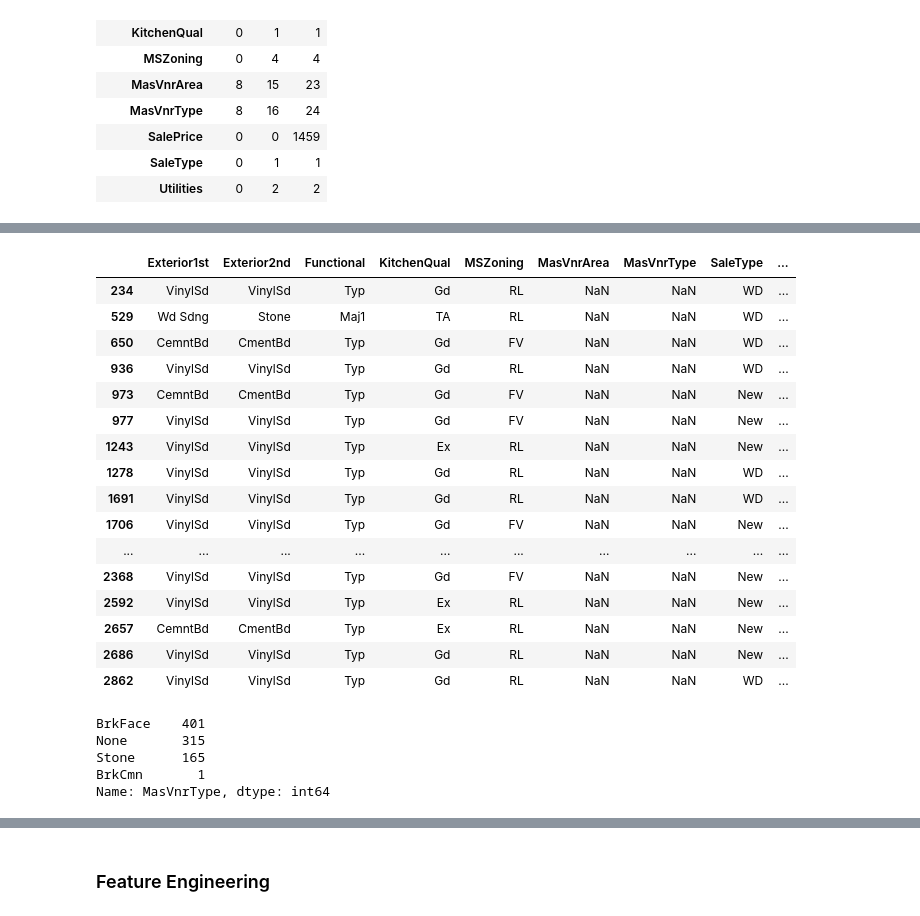
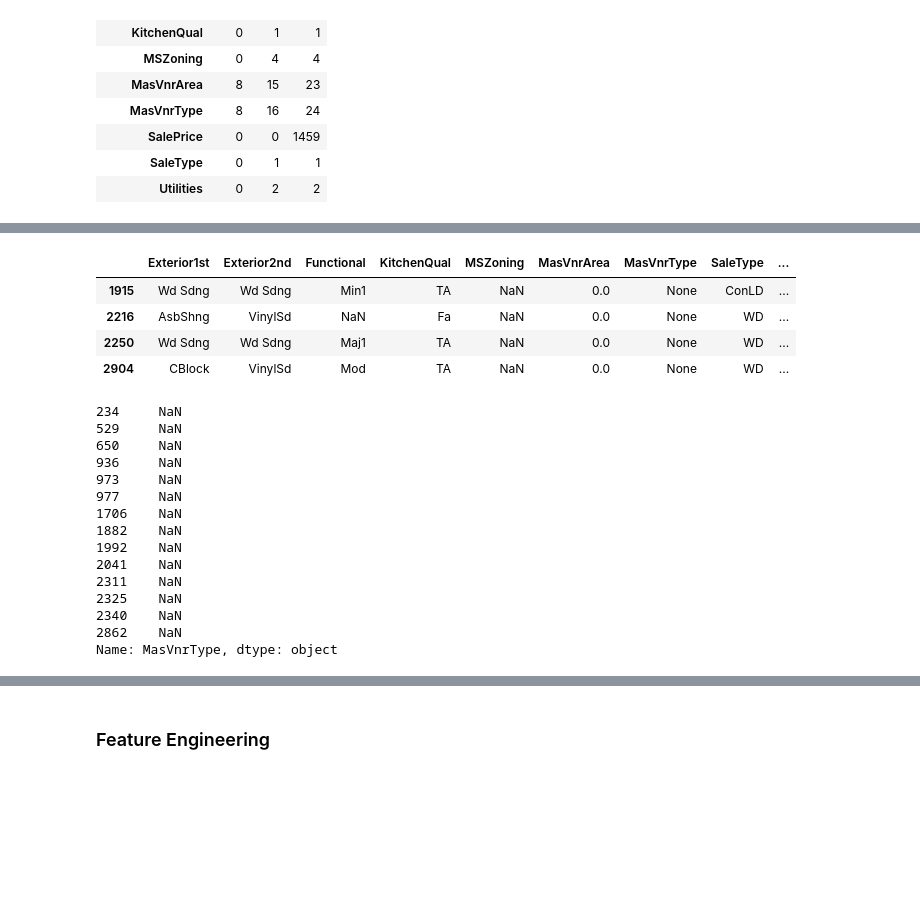
Before and after one commit to Pruthviamin/house_prices_kaggle, a Jupyter notebook: house_prices_kaggle.ipynb, the cells around one changed output, grey strips where cells are left out. Cells and saved outputs as stored; diff of their text form; code cells hidden in the pictures; blank space fills up the shorter version.

```diff
--- a/house_prices_kaggle.ipynb
+++ b/house_prices_kaggle.ipynb
@@ -678,25 +678,31 @@ AllPub    1459
 NoSeWa       1
 Name: Utilities, dtype: int64
 # %%
-df_all[df_all['MasVnrArea'].isnull()][['Exterior1st', 'Exterior2nd', 'Functional', 'KitchenQual', 'MSZoning', 'MasVnrArea',
-          'MasVnrType', 'SaleType', 'Utilities', 'OverallQual','GrLivArea','MSSubClass']]
+df_all[df_all['MSZoning'].isnull()][['Exterior1st', 'Exterior2nd', 'Functional', 'KitchenQual', 'MSZoning', 'MasVnrArea',
+          'MasVnrType', 'SaleType', 'Utilities', 'OverallQual','GrLivArea','MSSubClass', 'SaleCondition']]
 # %% [output]
 |  | Exterior1st | Exterior2nd | Functional | KitchenQual | MSZoning | MasVnrArea | MasVnrType | SaleType | ... |
-| 234 | VinylSd | VinylSd | Typ | Gd | RL | NaN | NaN | WD | ... |
-| 529 | Wd Sdng | Stone | Maj1 | TA | RL | NaN | NaN | WD | ... |
-| 650 | CemntBd | CmentBd | Typ | Gd | FV | NaN | NaN | WD | ... |
-| 936 | VinylSd | VinylSd | Typ | Gd | RL | NaN | NaN | WD | ... |
-| 973 | CemntBd | CmentBd | Typ | Gd | FV | NaN | NaN | New | ... |
-| 977 | VinylSd | VinylSd | Typ | Gd | FV | NaN | NaN | New | ... |
-| 1243 | VinylSd | VinylSd | Typ | Ex | RL | NaN | NaN | New | ... |
-| 1278 | VinylSd | VinylSd | Typ | Gd | RL | NaN | NaN | WD | ... |
-| 1691 | VinylSd | VinylSd | Typ | Gd | RL | NaN | NaN | WD | ... |
-| 1706 | VinylSd | VinylSd | Typ | Gd | FV | NaN | NaN | New | ... |
-| ... | ... | ... | ... | ... | ... | ... | ... | ... | ... |
-| 2368 | VinylSd | VinylSd | Typ | Gd | FV | NaN | NaN | New | ... |
-| 2592 | VinylSd | VinylSd | Typ | Ex | RL | NaN | NaN | New | ... |
-| 2657 | CemntBd | CmentBd | Typ | Ex | RL | NaN | NaN | New | ... |
-| 2686 | VinylSd | VinylSd | Typ | Gd | RL | NaN | NaN | New | ... |
-| 2862 | VinylSd | VinylSd | Typ | Gd | RL | NaN | NaN | WD | ... |
+| 1915 | Wd Sdng | Wd Sdng | Min1 | TA | NaN | 0.0 | None | ConLD | ... |
+| 2216 | AsbShng | VinylSd | NaN | Fa | NaN | 0.0 | None | WD | ... |
+| 2250 | Wd Sdng | Wd Sdng | Maj1 | TA | NaN | 0.0 | None | WD | ... |
+| 2904 | CBlock | VinylSd | Mod | TA | NaN | 0.0 | None | WD | ... |
+# %%
+df_all[(df_all['OverallQual'] == 6) | (df_all['OverallQual'] == 7)].loc[df_all['MasVnrArea'].isnull() ,'MasVnrType']
+# %% [output]
+234     NaN
+529     NaN
+650     NaN
+936     NaN
+973     NaN
+977     NaN
+1706    NaN
+1882    NaN
+1992    NaN
+2041    NaN
+2311    NaN
+2325    NaN
+2340    NaN
+2862    NaN
+Name: MasVnrType, dtype: object
 # %%
 # # Impute missing values for the rest of the colums - mostly using the mode
@@ -709,8 +725,0 @@ df_all[df_all['MasVnrArea'].isnull()][['Exterior1st', 'Exterior2nd', 'Functional
-# %%
-df_all[(df_all['OverallQual'] >=7) & (df_all['GrLivArea'] >=1400)]['MasVnrType'].value_counts()
-# %% [output]
-BrkFace    401
-None       315
-Stone      165
-BrkCmn       1
-Name: MasVnrType, dtype: int64
```
Also changed, not shown: parts of 9 cells of this notebook, 1 other file.
